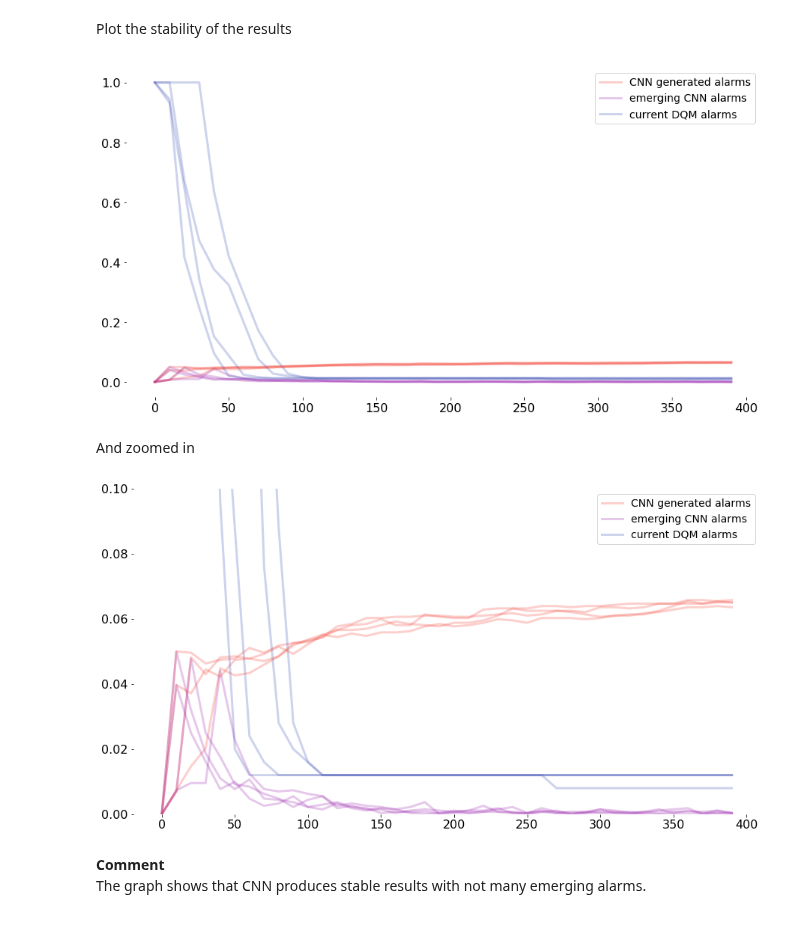
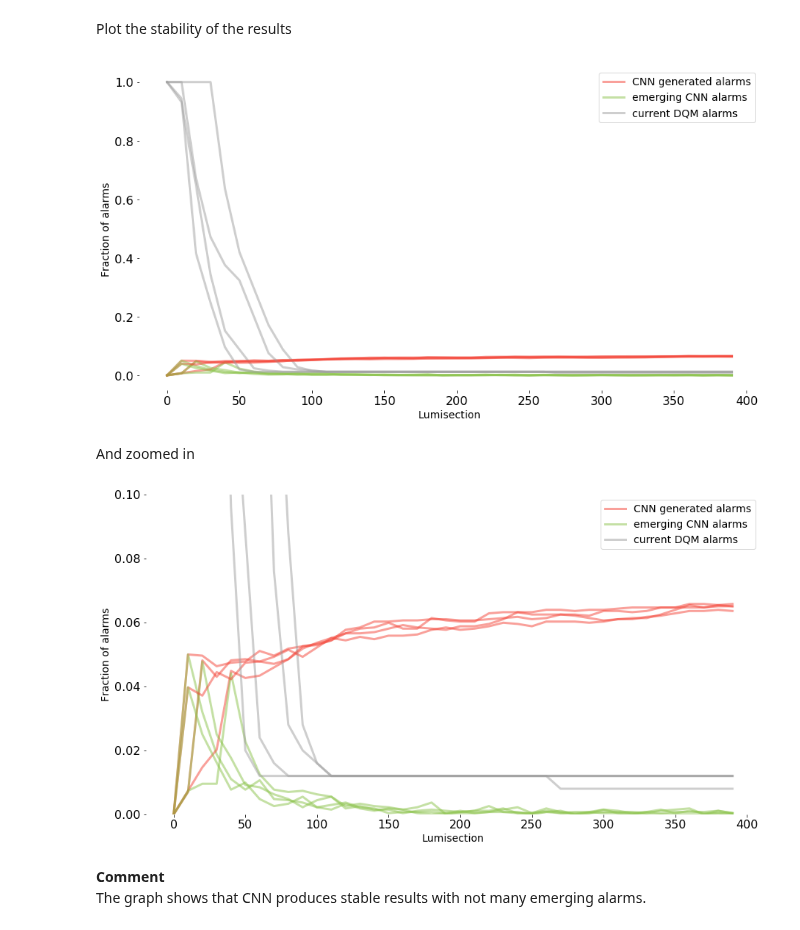
Before and after one commit to jang00777/DT-Digi-Occupancy, a Jupyter notebook: notebooks/stability.ipynb, the cells around one changed output. Drawn from its saved outputs; the diff is of its cells as text; code cells hidden in the pictures.

```diff
--- a/notebooks/stability.ipynb
+++ b/notebooks/stability.ipynb
@@ -80,56 +80,60 @@ for i, run in enumerate(runs):
              df["total"],
              color=color_palette[0],
              linewidth=3.0,
-             alpha=0.25,
+             alpha=0.5,
              label="CNN generated alarms" if i == 0 else "")
     plt.plot(df["lumi"],
              df["emerging"],
-             color=color_palette[1],
+             color=color_palette[5],
              linewidth=3.0,
-             alpha=0.25,
+             alpha=0.5,
              label="emerging CNN alarms" if i == 0 else "")
     plt.plot(df["lumi"],
              df["current_dqm"],
-             color=color_palette[2],
+             color=color_palette[8],
              linewidth=3.0,
-             alpha=0.25,
+             alpha=0.5,
              label="current DQM alarms" if i == 0 else "")
 
-plt.legend(loc="best")
+plt.xlabel("Lumisection")
+plt.ylabel("Fraction of alarms")
+plt.legend()
 plt.show()
 # %% [output]
-[figure, old version]
+[figure, new version]
 # %% [markdown]
 And zoomed in
 # %%
 fig, ax = plt.subplots()
 
 for i, run in enumerate(runs):
     df = drift_tubes_alarms[drift_tubes_alarms.run == run].sort_values("lumi", ascending=1)
     plt.plot(df["lumi"],
              df["total"],
              color=color_palette[0],
              linewidth=3.0,
-             alpha=0.25,
+             alpha=0.5,
              label="CNN generated alarms" if i == 0 else "")
     plt.plot(df["lumi"],
              df["emerging"],
-             color=color_palette[1],
+             color=color_palette[5],
              linewidth=3.0,
-             alpha=0.25,
+             alpha=0.5,
              label="emerging CNN alarms" if i == 0 else "")
     plt.plot(df["lumi"],
              df["current_dqm"],
-             color=color_palette[2],
+             color=color_palette[8],
              linewidth=3.0,
-             alpha=0.25,
+             alpha=0.5,
              label="current DQM alarms" if i == 0 else "")
 
-plt.legend(loc="best")
+plt.xlabel("Lumisection")
+plt.ylabel("Fraction of alarms")
+plt.legend()
 plt.ylim([0, 0.1])
 plt.show()
 # %% [output]
-[figure, old version]
+[figure, new version]
 # %% [markdown]
 <b>Comment</b><br>
 The graph shows that CNN produces stable results with not many emerging alarms.
```
Also changed, not shown: 1 other file.
